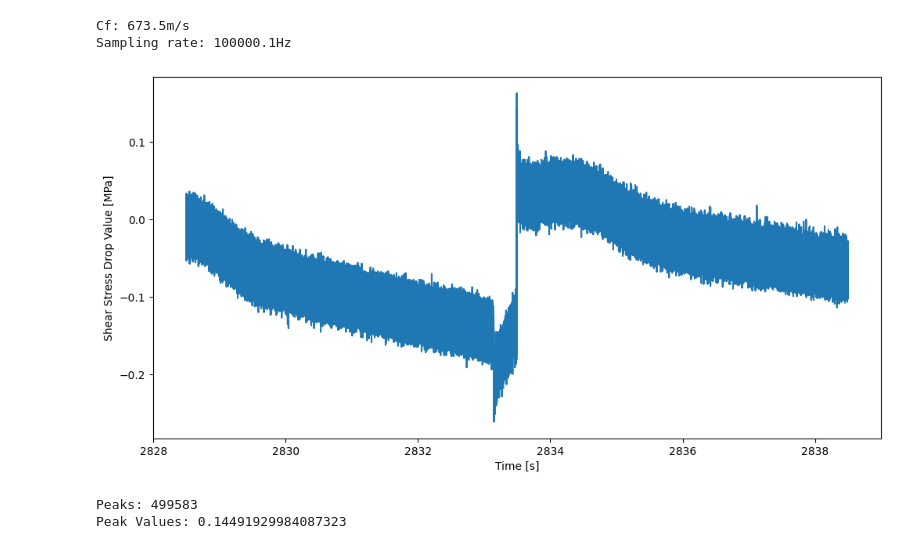
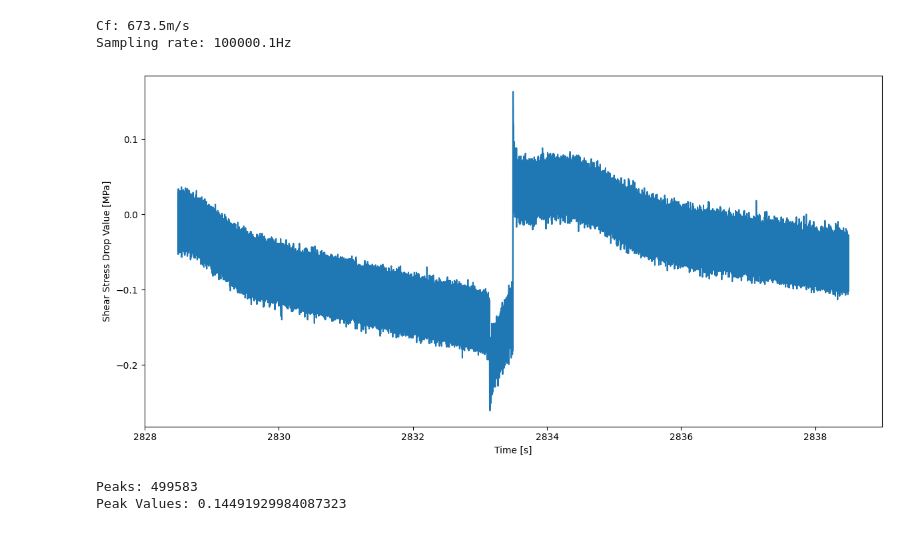
Before and after one commit to Gauss963/PSU-Dynamic-Strain, a Jupyter notebook: Code/p5973.ipynb, the cells around one changed output. Cells and saved outputs as stored; diff of their text form; code cells hidden in the pictures.

Commit message:
Finish plotting

```diff
--- a/Code/p5973.ipynb
+++ b/Code/p5973.ipynb
@@ -71,14 +71,15 @@ Sampling rate: 100000.1Hz
 # %%
 plt.figure(figsize = (12, 6))
 
 plt.plot(TIME_S, STRESS_MPA, label=r'$\epsilon_{xy}$')
 plt.xlabel('Time [s]')
 plt.ylabel('Shear Stress Drop Value [MPa]')
 # plt.plot(event['strain']['original']['time'], eyy6 - eyy6[0], label=r'$\epsilon_{yy}$')
-plt.savefig(f'../Plot/{experiment_SN}_test1.pdf', dpi = 300)
+plt.tight_layout()
+plt.savefig(f'../Plot/{experiment_SN}.pdf', dpi = 300)
 plt.show()
 # %% [output]
-[figure, old version]
+[figure, new version]
 # %%
 cutoff = 100
 FILTERED_STRESS_MPA = DataProcessor.highpass_filter(STRESS_MPA, cutoff, fs)
```
Also changed, not shown: parts of 1 cell of this notebook, 32 other files.
